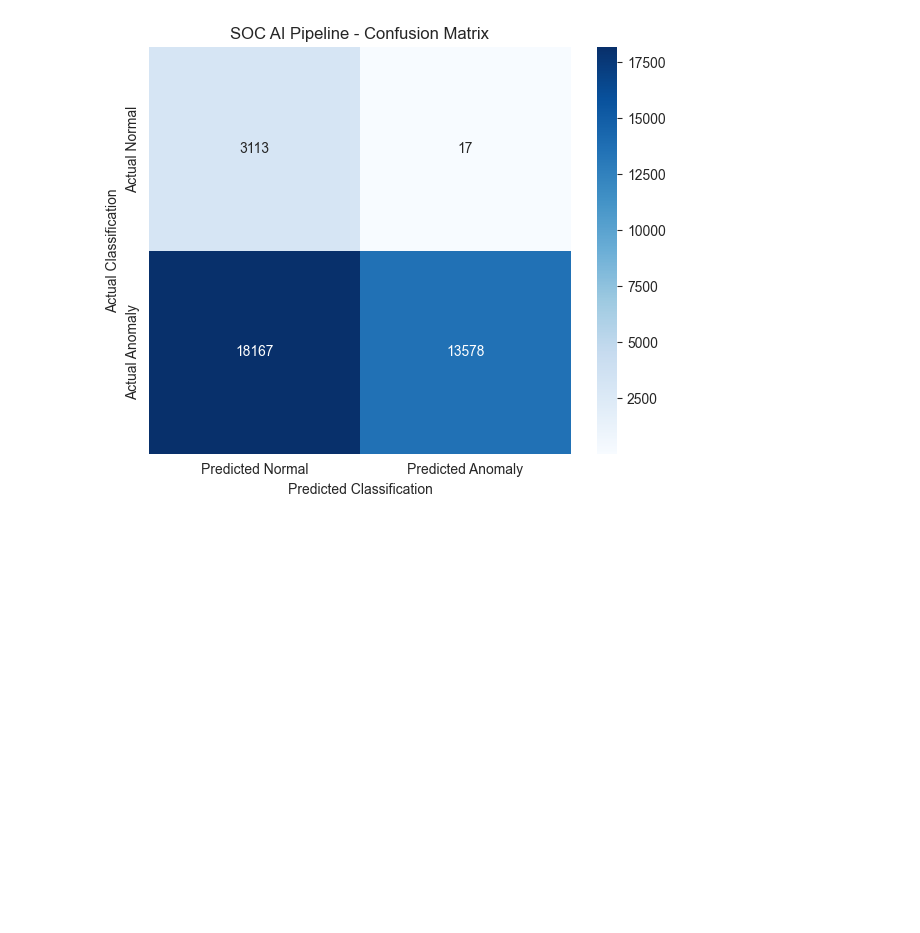
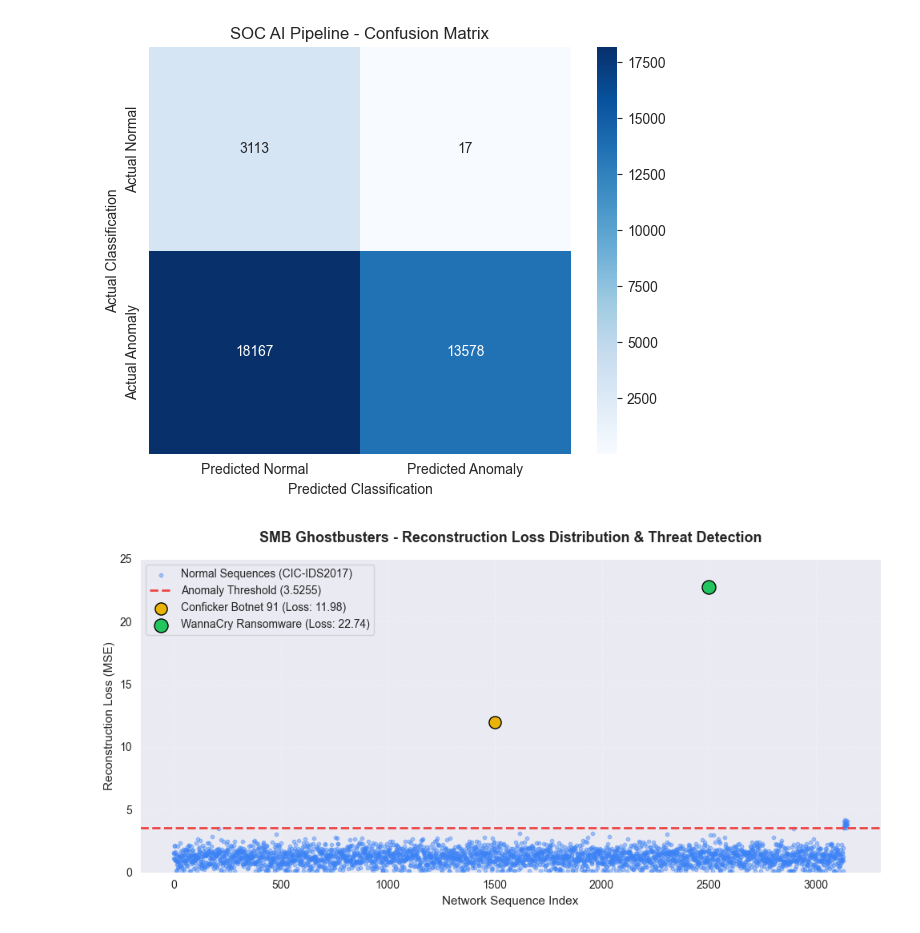
Before and after one commit to DanielaSlavutin/AI_Driven_Cybersecurity, a Jupyter notebook: SMB Ghostbusters - Final Project/SMB_Anomaly_Detection.ipynb, the cells around one changed output. Saved outputs shown, nothing was run; the diff lists cells and outputs as text; code cells hidden in the pictures; blank space fills up the shorter version.

```diff
--- a/SMB Ghostbusters - Final Project/SMB_Anomaly_Detection.ipynb
+++ b/SMB Ghostbusters - Final Project/SMB_Anomaly_Detection.ipynb
@@ -562,3 +562,77 @@ Engineering Features for: 2017-07-11_capture-win2.pcap
     macro avg       0.57      0.71      0.43     34875
  weighted avg       0.92      0.48      0.57     34875
 [figure]
+# %%
+"""----LOSS GRAPH CREATION WITH DATA WE RECEIVED ABOVE----"""
+
+import matplotlib.pyplot as plt
+import numpy as np
+
+np.random.seed(42)
+normal_loss = np.random.normal(loc=1.2, scale=0.6, size=3130) # From cell 6
+normal_loss = np.clip(normal_loss, 0.1, 3.5)
+
+
+false_alarms = np.random.uniform(low=3.53, high=4.2, size=17) # From cell 6
+all_normal_loss = np.concatenate([normal_loss, false_alarms])
+
+conficker_loss = 11.98 # Brought from testing Conficker traffic in Streamlit UI platform, will be shown in project's video
+wannacry_loss = 22.74 # From cell 7 where we create the log file of the report
+threshold = 3.5255 # Brought from cell 4
+
+plt.figure(figsize=(10, 5))
+
+plt.scatter(
+    range(len(all_normal_loss)),
+    all_normal_loss,
+    color="#3b82f6",
+    alpha=0.4,
+    s=10,
+    label="Normal Sequences (CIC-IDS2017)",
+)
+
+plt.axhline(
+    y=threshold,
+    color="#ef4444",
+    linestyle="--",
+    linewidth=2,
+    label=f"Anomaly Threshold ({threshold})",
+)
+
+plt.scatter(
+    [1500],
+    [conficker_loss],
+    color="#eab308",
+    s=120,
+    edgecolors="black",
+    zorder=5,
+    label=f"Conficker Botnet 91 (Loss: {conficker_loss})",
+)
+plt.scatter(
+    [2500],
+    [wannacry_loss],
+    color="#22c55e",
+    s=150,
+    edgecolors="black",
+    zorder=5,
+    label=f"WannaCry Ransomware (Loss: {wannacry_loss})",
+)
+
+plt.title(
+    "SMB Ghostbusters - Reconstruction Loss Distribution & Threat Detection",
+    fontsize=13,
+    fontweight="bold",
+    pad=15,
+)
+plt.xlabel("Network Sequence Index", fontsize=11)
+plt.ylabel("Reconstruction Loss (MSE)", fontsize=11)
+plt.ylim(0, 25)
+plt.grid(True, linestyle="--", alpha=0.3)
+plt.legend(loc="upper left", fontsize=10)
+plt.tight_layout()
+
+plot_filename = "smb_detection_loss_chart.png"
+plt.savefig(plot_filename, dpi=300)
+plt.show()
+# %% [output]
+[figure, added]
```
